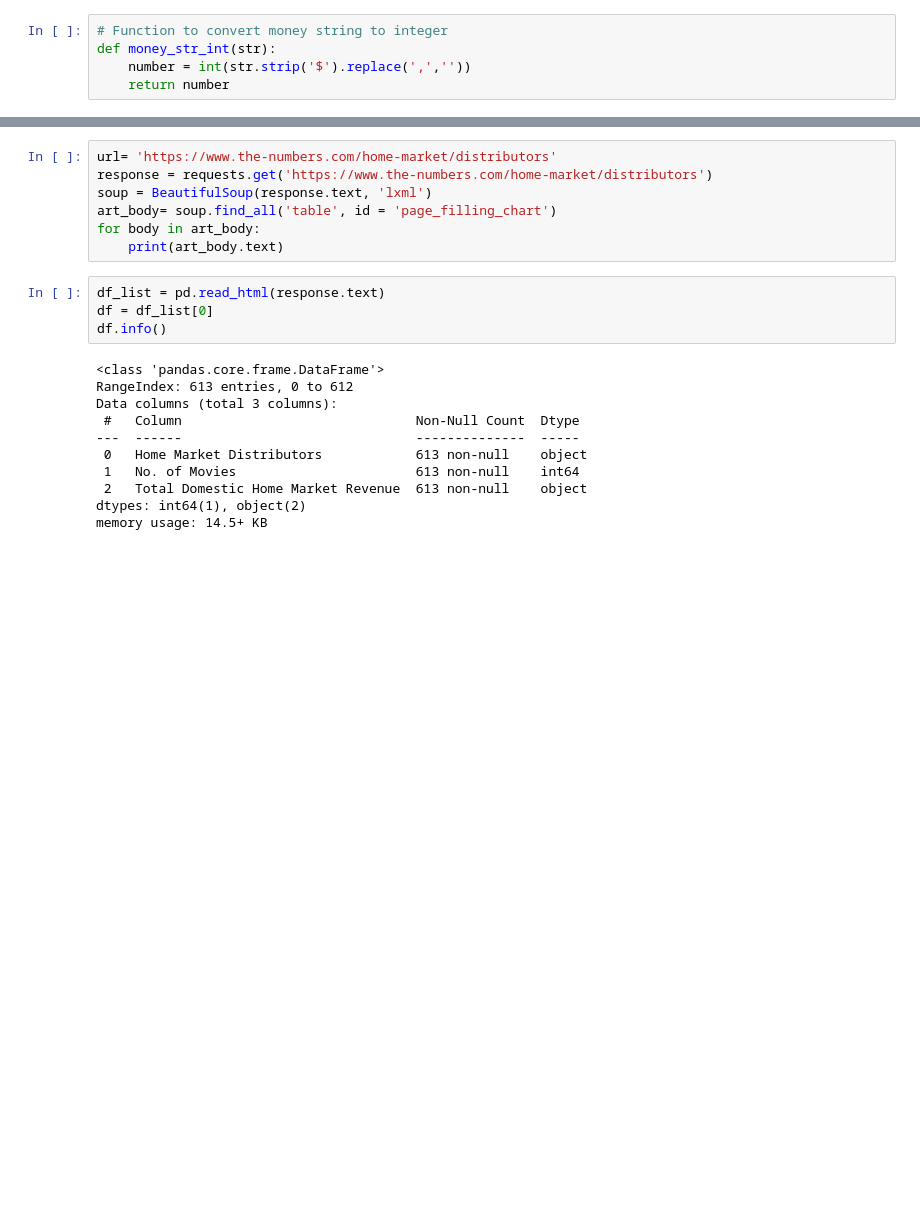
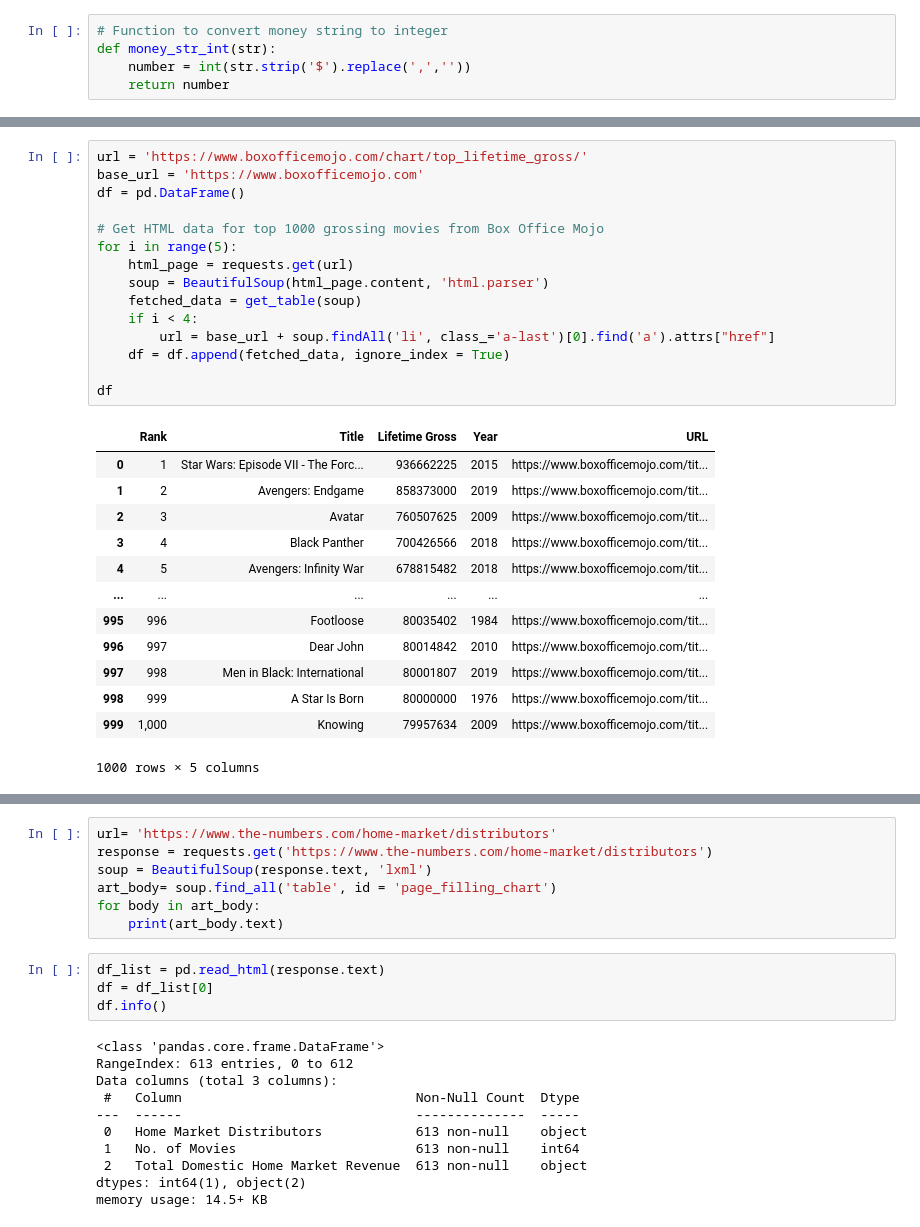
Before and after one commit to davebrown271/Microsoft-Movie-Analysis, a Jupyter notebook: movie_data.ipynb, the cells around one changed output, grey strips where cells are left out. Drawn from its saved outputs; the diff is of its cells as text; blank space fills up the shorter version.

```diff
--- a/movie_data.ipynb
+++ b/movie_data.ipynb
@@ -114,3 +94,32 @@ df
+# %%
+url = 'https://www.boxofficemojo.com/chart/top_lifetime_gross/'
+base_url = 'https://www.boxofficemojo.com'
+df = pd.DataFrame()
+
+# Get HTML data for top 1000 grossing movies from Box Office Mojo
+for i in range(5):
+    html_page = requests.get(url)
+    soup = BeautifulSoup(html_page.content, 'html.parser')
+    fetched_data = get_table(soup)
+    if i < 4:
+        url = base_url + soup.findAll('li', class_='a-last')[0].find('a').attrs["href"]
+    df = df.append(fetched_data, ignore_index = True)
+
+df
+# %% [output]
+|  | Rank | Title | Lifetime Gross | Year | URL |
+| 0 | 1 | Star Wars: Episode VII - The Forc... | 936662225 | 2015 | https://www.boxofficemojo.com/tit... |
+| 1 | 2 | Avengers: Endgame | 858373000 | 2019 | https://www.boxofficemojo.com/tit... |
+| 2 | 3 | Avatar | 760507625 | 2009 | https://www.boxofficemojo.com/tit... |
+| 3 | 4 | Black Panther | 700426566 | 2018 | https://www.boxofficemojo.com/tit... |
+| 4 | 5 | Avengers: Infinity War | 678815482 | 2018 | https://www.boxofficemojo.com/tit... |
+| ... | ... | ... | ... | ... | ... |
+| 995 | 996 | Footloose | 80035402 | 1984 | https://www.boxofficemojo.com/tit... |
+| 996 | 997 | Dear John | 80014842 | 2010 | https://www.boxofficemojo.com/tit... |
+| 997 | 998 | Men in Black: International | 80001807 | 2019 | https://www.boxofficemojo.com/tit... |
+| 998 | 999 | A Star Is Born | 80000000 | 1976 | https://www.boxofficemojo.com/tit... |
+| 999 | 1,000 | Knowing | 79957634 | 2009 | https://www.boxofficemojo.com/tit... |
+1000 rows × 5 columns
 # %%
 # Iterate through above dataframe and pull data from each movie's page
 def get_movie_data(url):
```
Also changed, not shown: parts of 12 cells of this notebook, 1 other file.
